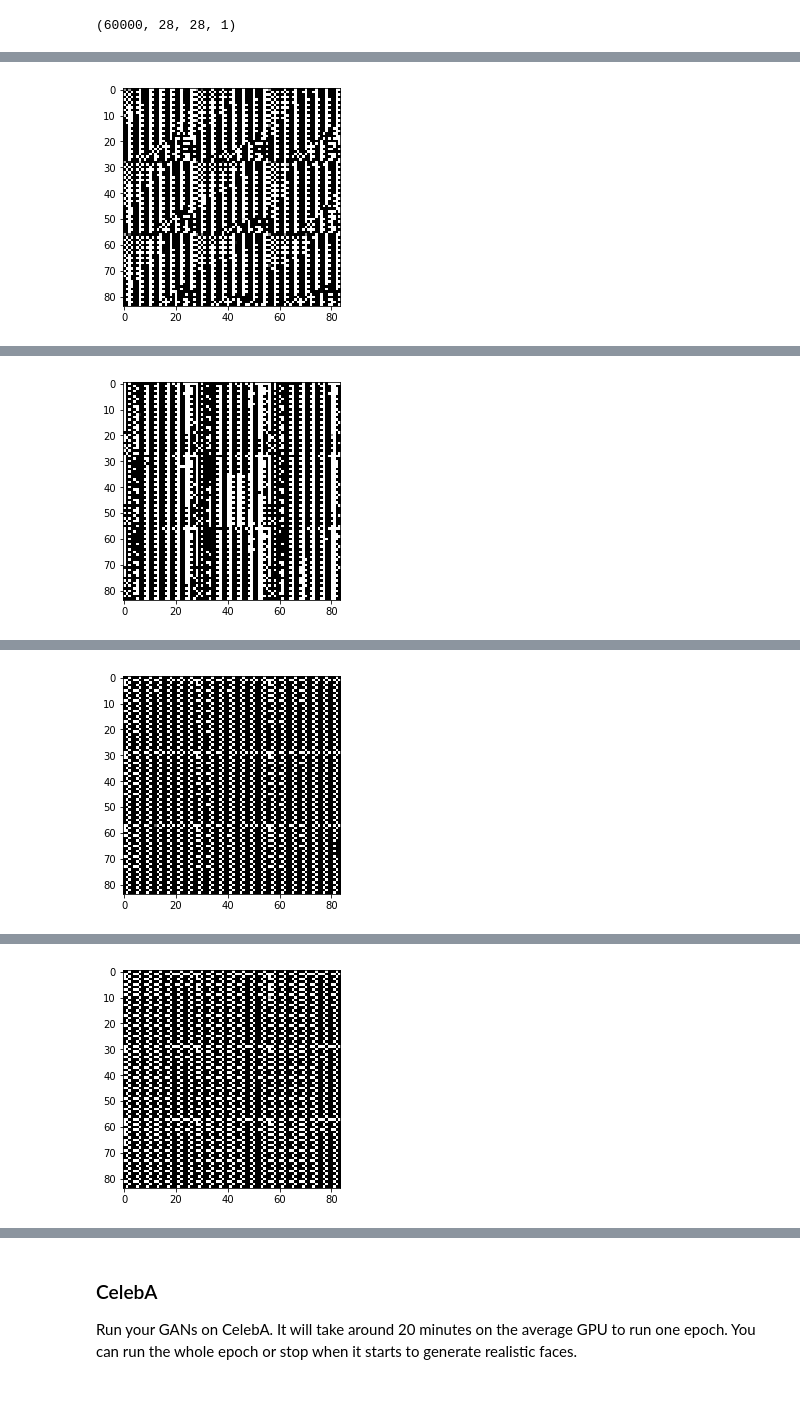
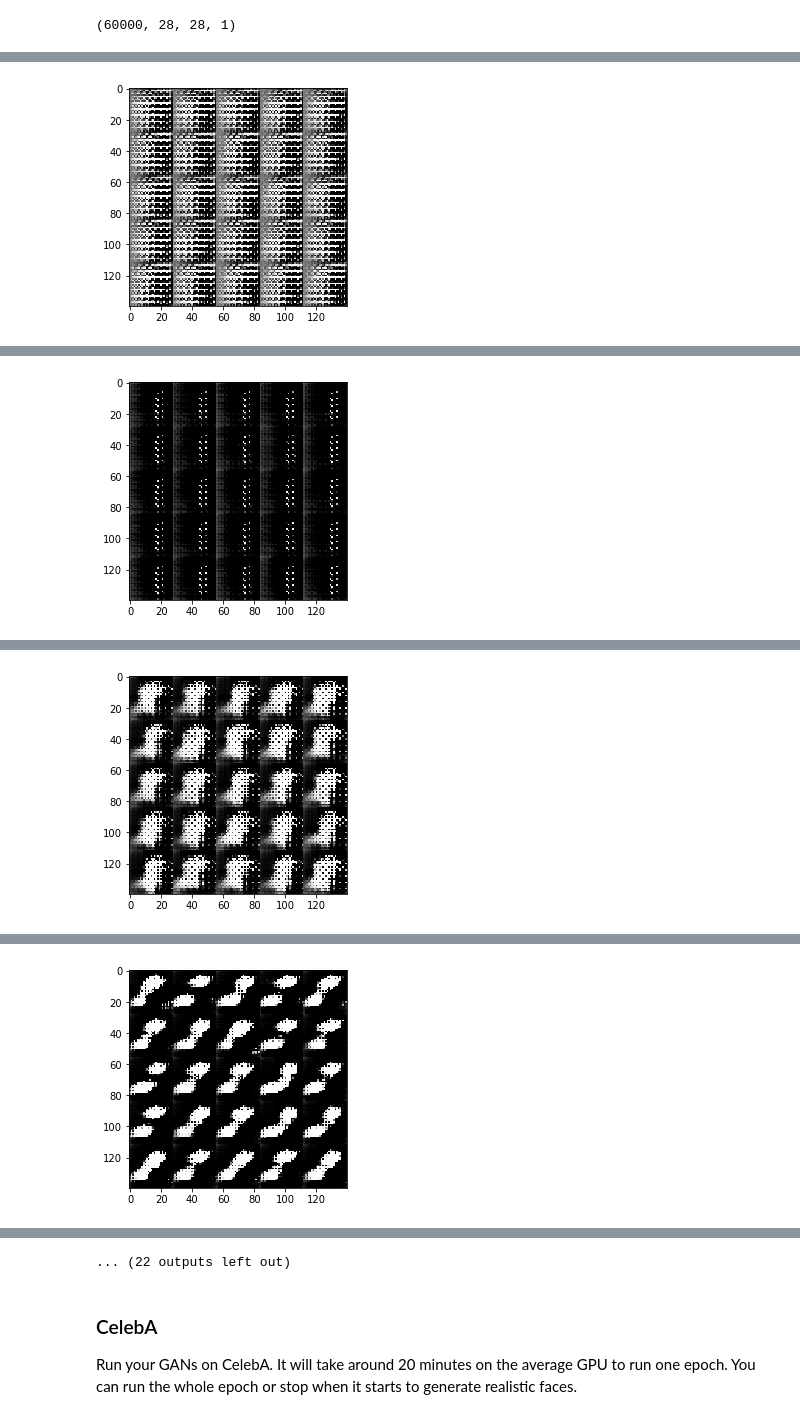
Before and after one commit to stubz/deep-learning, a Jupyter notebook: face_generation/dlnd_face_generation.ipynb, the cells around one changed output, grey strips where cells are left out. Drawn from its saved outputs; the diff is of its cells as text; code cells hidden in the pictures.

```diff
--- a/face_generation/dlnd_face_generation.ipynb
+++ b/face_generation/dlnd_face_generation.ipynb
@@ -143,7 +143,7 @@ def discriminator(images, reuse=False):
     with tf.variable_scope('discriminator', reuse=reuse):
         # Hidden layer
         # Input layer is 28x28x3
-        alpha = 0.2
+        alpha = 0.01
         x1 = tf.layers.conv2d(images, 64, 5, strides=2, padding='same')
         relu1 = tf.maximum(alpha * x1, x1)
         # 14x14x64
@@ -185,7 +185,7 @@ def generator(z, out_channel_dim, is_train=True):
     """
     # TODO: Implement Function
     with tf.variable_scope('generator', reuse=not is_train):
-        alpha = 0.2
+        alpha = 0.01
         h1 = tf.layers.dense(z, out_channel_dim, activation=None)
         # First fully connected layer
         x1 = tf.layers.dense(z, 4*4*256)
@@ -360,29 +360,24 @@ def train(epoch_count, batch_size, z_dim, learning_rate, beta1, get_batches, dat
             for batch_images in get_batches(batch_size):
                 i += 1
                 # TODO: Train Model
-                # batch_images_reshape = batch_images.reshape((batch_size, batch_images.shape[1]*batch_images[2]*batch_images[3]))
-                #batch_images_reshape = batch_images.reshape((batch_size, data_shape[1]*data_shape[2]*data_shape[3]))
-                batch_images_reshape = batch_images * 2.0 - 1.0 # takes values between -1 and 1
+                batch_images = batch_images * 2.0
                 # Sample random noise for G
                 batch_z = np.random.uniform(-1, 1, size=(batch_size, z_dim))
                 # Run optimizers
-                _ = sess.run(d_train_opt, feed_dict={input_real: batch_images_reshape, input_z: batch_z, lr:learning_rate})
+                _ = sess.run(d_train_opt, feed_dict={input_real: batch_images, input_z: batch_z, lr:learning_rate})
                 _ = sess.run(g_train_opt, feed_dict={input_z: batch_z, lr:learning_rate})
 
-#                _ = sess.run(d_train_opt, feed_dict={input_z: batch_z, input_real: batch_images, lr: learning_rate})
-#                _ = sess.run(g_train_opt, feed_dict={input_z: batch_z, input_real: batch_images, lr: learning_rate})
 
                 if i % 100 == 0:
-                    show_generator_output(sess, 10, input_z, data_shape[3], data_image_mode)
+                    show_generator_output(sess, 25, input_z, data_shape[3], data_image_mode)
+                if i % 10 == 0:
+                    # At the end of each epoch, get the losses and print them out
+                    train_loss_d = sess.run(d_loss, {input_z: batch_z, input_real: batch_images})
+                    train_loss_g = g_loss.eval({input_z: batch_z})
 
-
-            # At the end of each epoch, get the losses and print them out
-            train_loss_d = sess.run(d_loss, {input_z: batch_z, input_real: batch_images_reshape})
-            train_loss_g = g_loss.eval({input_z: batch_z})
-
-            print("Epoch {}/{}...".format(epoch_i+1, epoch_count),
-                  "Discriminator Loss: {:.4f}...".format(train_loss_d),
-                  "Generator Loss: {:.4f}".format(train_loss_g))
+                    print("Epoch {}/{} - Batch {}/{}: ".format(epoch_i+1, epoch_count, i, data_shape[0]//batch_size),
+                          "Discriminator Loss: {:.4f}...".format(train_loss_d),
+                          "Generator Loss: {:.4f}".format(train_loss_g))
 # %% [markdown]
 ### MNIST
 Test your GANs architecture on MNIST.  After 2 epochs, the GANs should be able to generate images that look like handwritten digits.  Make sure the loss of the generator is lower than the loss of the discriminator or close to 0.
@@ -392,9 +387,9 @@ print(mnist_dataset.shape)
 # %% [output]
 (60000, 28, 28, 1)
 # %%
-batch_size = 100
+batch_size = 32
 z_dim = 100
-learning_rate = 0.01
+learning_rate = 0.001
 beta1 = 0.9
 
 
@@ -411 +415 @@ with tf.Graph().as_default():
-[figure, old version]
+[figure, new version]
@@ -412 +426 @@ with tf.Graph().as_default():
-[figure, old version]
+[figure, new version]
@@ -413 +437 @@ with tf.Graph().as_default():
-[figure, old version]
+[figure, new version]
@@ -414 +448 @@ with tf.Graph().as_default():
-[figure, old version]
+[figure, new version]
@@ -425,3 +471,4 @@ Epoch 2/2... Discriminator Loss: 0.3261... Generator Loss: 9.7445
+... (22 outputs left out)
 # %% [markdown]
 ### CelebA
 Run your GANs on CelebA.  It will take around 20 minutes on the average GPU to run one epoch.  You can run the whole epoch or stop when it starts to generate realistic faces.
```
Also changed, not shown: parts of 1 cell of this notebook.
